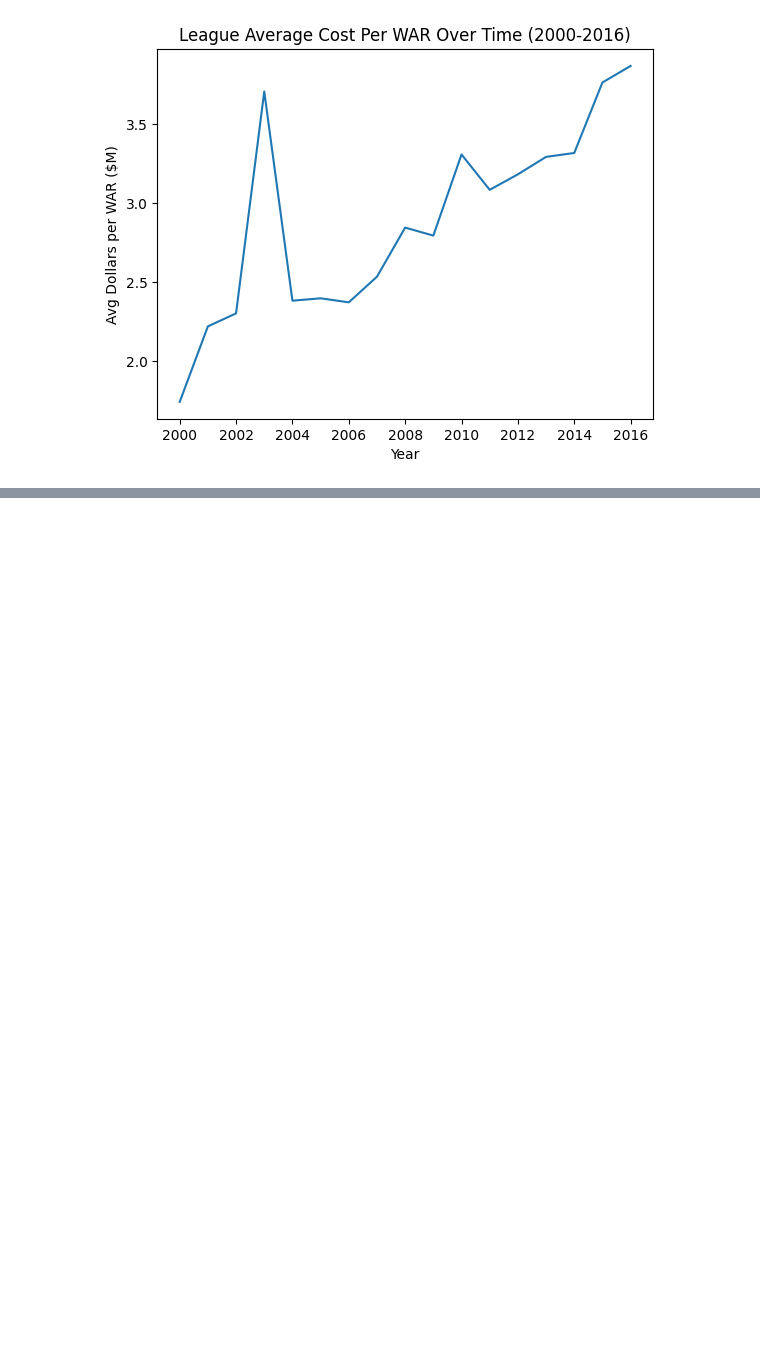
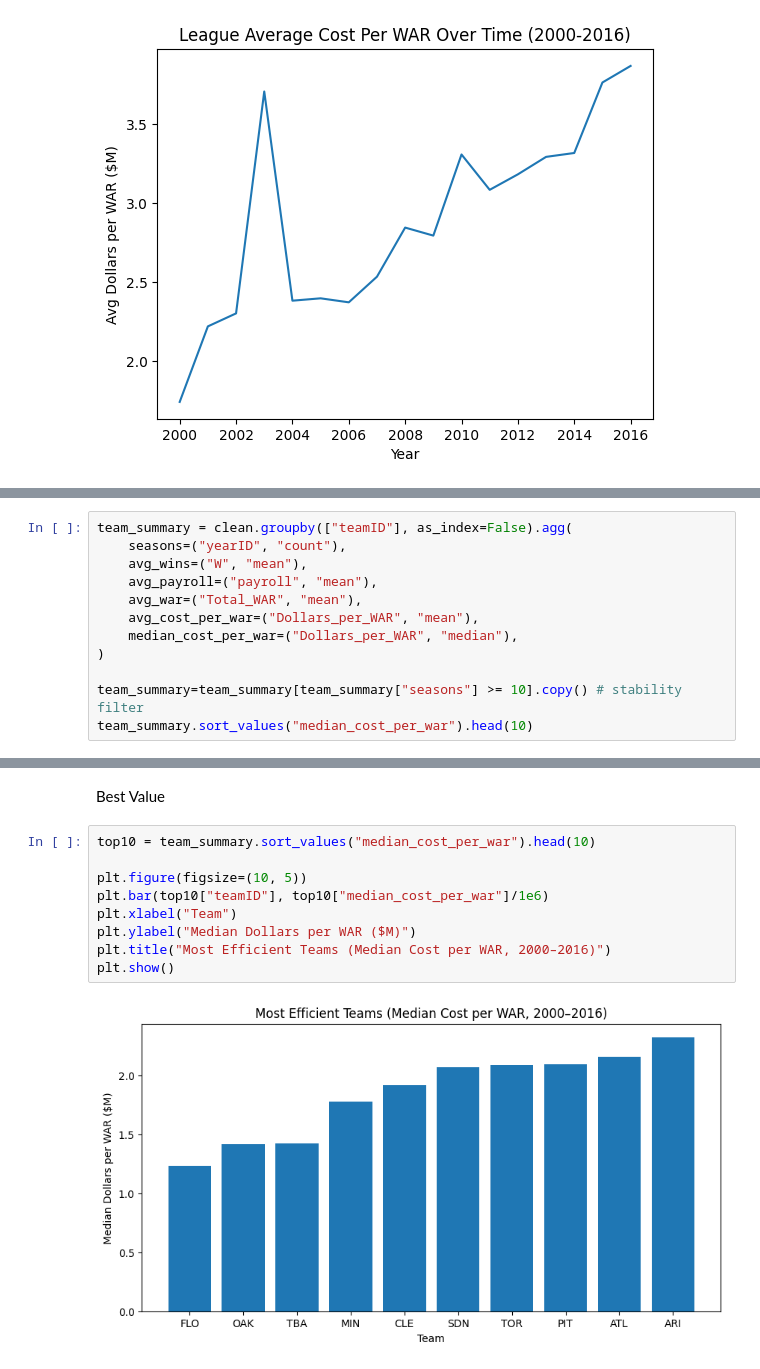
Before and after one commit to matchu46/MLB-Team-Construction---Win-Efficiency, a Jupyter notebook: notebooks/02_team_efficiency_analysis.ipynb, the cells around one changed output, grey strips where cells are left out. Drawn from its saved outputs; the diff is of its cells as text; blank space fills up the shorter version.

```diff
--- a/notebooks/02_team_efficiency_analysis.ipynb
+++ b/notebooks/02_team_efficiency_analysis.ipynb
@@ -129,0 +132,12 @@ plt.show
+# %%
+team_summary = clean.groupby(["teamID"], as_index=False).agg(
+    seasons=("yearID", "count"),
+    avg_wins=("W", "mean"),
+    avg_payroll=("payroll", "mean"),
+    avg_war=("Total_WAR", "mean"),
+    avg_cost_per_war=("Dollars_per_WAR", "mean"),
+    median_cost_per_war=("Dollars_per_WAR", "median"),
+)
+
+team_summary=team_summary[team_summary["seasons"] >= 10].copy() # stability filter
+team_summary.sort_values("median_cost_per_war").head(10)
@@ -129,0 +156,13 @@ plt.show
+# %% [markdown]
+Best Value
+# %%
+top10 = team_summary.sort_values("median_cost_per_war").head(10)
+
+plt.figure(figsize=(10, 5))
+plt.bar(top10["teamID"], top10["median_cost_per_war"]/1e6)
+plt.xlabel("Team")
+plt.ylabel("Median Dollars per WAR ($M)")
+plt.title("Most Efficient Teams (Median Cost per WAR, 2000–2016)")
+plt.show()
+# %% [output]
+[figure, added]
```
Also changed, not shown: parts of 9 cells of this notebook, 2 other files.
